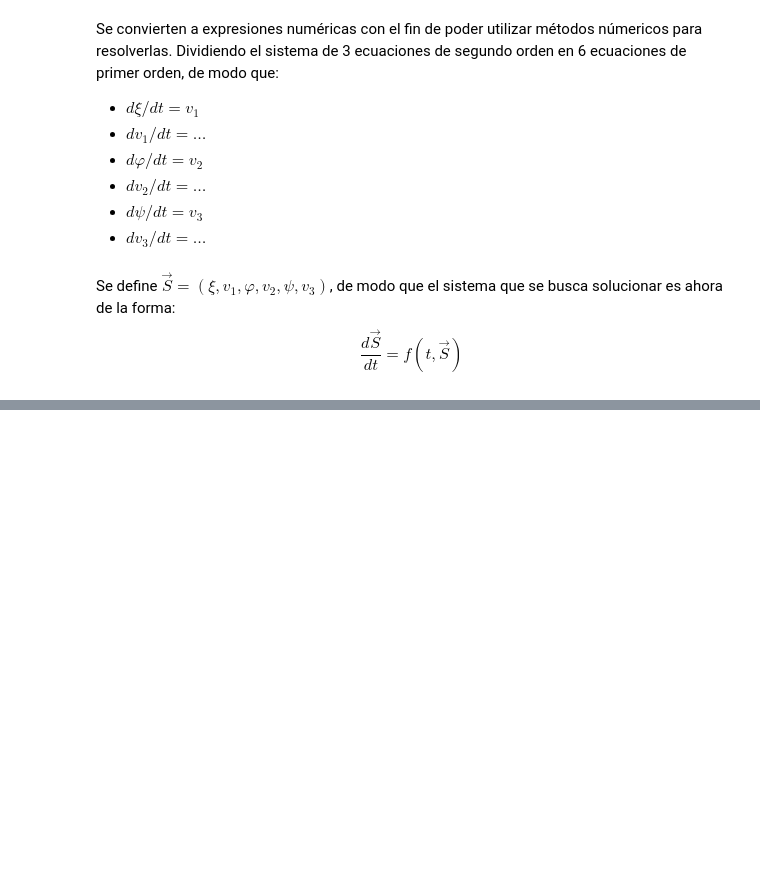
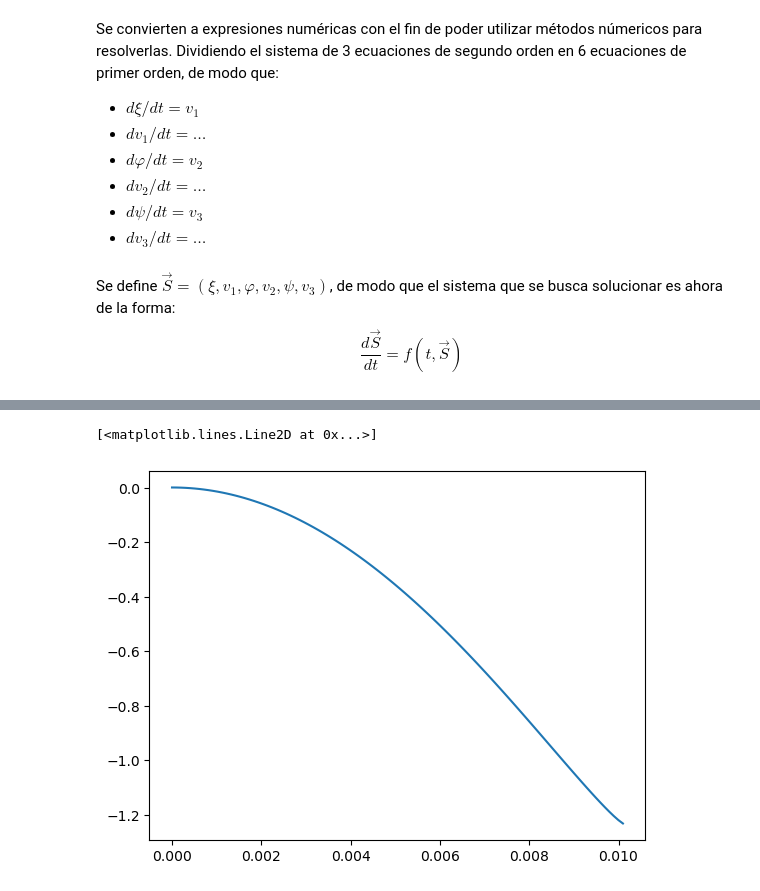
Before and after one commit to JFelipeSP/Proyecto-Herramientas, a Jupyter notebook: Proyecto.ipynb, the cells around one changed output, grey strips where cells are left out. Cells and saved outputs as stored; diff of their text form; code cells hidden in the pictures; blank space fills up the shorter version.

```diff
--- a/Proyecto.ipynb
+++ b/Proyecto.ipynb
@@ -68,9 +74,10 @@ H = a*b*(psi**2-phi*psi-1)+l_1*(b+chi)
 # %% [markdown]
 Se obtienen las ecuaciones de movimiento asociadas a cada coordenada:
 # %%
-eq_chidd = smp.Eq(chi_dd, -(1/H)*(-a*psi*((-b-chi)*(c11*chi+c12*psi+c13*phi-f3)+b*(b11*chi+b12*psi+b13*psi+g*smp.sin(phi_0)+w**2*(-chi*phi*smp.cos(phi_0)**2-2*h*smp.sin(w*t)*smp.cos(phi_0)+smp.cos(phi_0)*smp.sin(phi_0)*(-b+phi*psi*(b+chi)+a*(psi**2-1))+chi*phi*smp.sin(phi_0)**2)+2*chi_d*phi_d-phi_d**2*(b+chi)*(phi-psi)))+(a*b-l_1*(b+chi))*(C1-a11*chi-a12*psi-a13*psi+psi_d**2*(b+chi)+phi*(A*chi+B*psi+a*psi_d**2))))
-eq_phidd = smp.Eq(phi_dd, -f3/b - c11*chi - c12*phi - c13*psi + (l_1/(a*psi))*(C1-a11*chi-a13*psi + (b+chi)*phi_d**2 + (A*chi+B*psi+a*psi_d**2)*phi) + (1/(a*H*psi))*(l_1*(-a*psi*((b+chi)*(f3-c11*chi-c12*phi-c13*psi)+b*(b11*chi+b12*phi+b13*psi+g*smp.sin(phi_0)+w**2 *(-chi*phi*smp.cos(phi_0)**2 - 2*h*smp.sin(w*t)*smp.cos(phi_0)+((b+chi)*phi*psi+a*(psi**2 -1)-b)*smp.cos(phi_0)*smp.sin(phi_0) + chi*phi*smp.sin(phi_0)**2) + 2*chi_d*phi_d - (b+chi)*(phi-psi)*phi_d**2)) + (a*b - (b+chi)*l_1)*(C1-a11*chi-a12*phi-a13*psi + (b+chi)*phi_d**2 + (A*chi+B*psi+a*psi_d**2)*phi))))
-eq_psidd = smp.Eq(psi_dd, -(1/H)*(b*(phi-psi)*(a11*chi+a12*phi+a13*psi-(A*chi+B*psi)*phi) - b*(b11*chi+b12*phi+b13*psi) + (b+chi)*(c11*chi+c12*phi+c13*psi) - b*C1*(phi-psi) + b*w**2 *smp.cos(phi_0)*(chi*phi*smp.cos(phi_0)+2*h*smp.sin(w*t)) - (b+chi)*f3 - b*g*smp.sin(phi_0) + b*w**2 *(a-b-psi*((b+chi)*phi+a*psi)*smp.cos(phi_0)*smp.sin(phi_0) - b*(2*chi_d*phi_d + phi*(w**2 *chi*smp.sin(phi_0)**2 + a*(phi-psi)*psi_d**2)))))
+eq_chidd = smp.Eq(chi_dd, -(1/H)*(-a*psi*(-(b+chi)*(c11*chi+c12*phi+c13*psi-f3)+b*(b11*chi+b12*phi+b13*psi+g*smp.sin(phi_0)+w**2*(-chi*phi*smp.cos(phi_0)**2-2*h*smp.sin(w*t)*smp.cos(phi_0)+smp.cos(phi_0)*smp.sin(phi_0)*(-b+phi*psi*(b+chi)+a*(psi**2-1))+chi*phi*smp.sin(phi_0)**2)+2*chi_d*phi_d-phi_d**2*(b+chi)*(phi-psi)))+(a*b-l_1*(b+chi))*(C1-a11*chi-a12*phi-a13*psi+phi_d**2*(b+chi)+phi*(A*chi+B*psi+a*psi_d**2))))
+eq_phidd = smp.Eq(phi_dd, -f3/b - c11*chi - c12*phi - c13*psi + (l_1/(a*psi))*(C1-a11*chi-a12*phi-a13*psi + (b+chi)*phi_d**2 + (A*chi+B*psi+a*psi_d**2)*phi) + (1/(a*H*psi))*(l_1*(-a*psi*((b+chi)*(f3-c11*chi-c12*phi-c13*psi)+b*(b11*chi+b12*phi+b13*psi+g*smp.sin(phi_0)+w**2 *(-chi*phi*smp.cos(phi_0)**2 - 2*h*smp.sin(w*t)*smp.cos(phi_0)+((b+chi)*phi*psi+a*(psi**2 -1)-b)*smp.cos(phi_0)*smp.sin(phi_0) + chi*phi*smp.sin(phi_0)**2) + 2*chi_d*phi_d - (b+chi)*(phi-psi)*phi_d**2)) + (a*b - (b+chi)*l_1)*(C1-a11*chi-a12*phi-a13*psi + (b+chi)*phi_d**2 + (A*chi+B*psi+a*psi_d**2)*phi))))
+eq_psidd = smp.Eq(psi_dd, -(1/H)*(b*(phi-psi)*(a11*chi+a12*phi+a13*psi-(A*chi+B*psi)*phi) - b*(b11*chi+b12*phi+b13*psi) + (b+chi)*(c11*chi+c12*phi+c13*psi) - b*C1*(phi-psi) + b*w**2 *smp.cos(phi_0)*(chi*phi*smp.cos(phi_0)+2*h*smp.sin(w*t)) - (b+chi)*f3 - b*g*smp.sin(phi_0) + b*w**2 *(a+b-psi*((b+chi)*phi+a*psi))*smp.cos(phi_0)*smp.sin(phi_0) - b*(2*chi_d*phi_d + phi*(w**2 *chi*smp.sin(phi_0)**2 + a*(phi-psi)*psi_d**2))))
+# Corrigiendo missspellings en las ecuaciones
 # %%
 eq_psidd
 # %% [output]
@@ -78,4 +85,4 @@ Eq(Derivative(\psi(t), (t, 2)), -(\omega**2*b*(2*h*sin(\omega*t) + \varphi(t)*\x
 # %% [markdown]
 Se procede a despejar las segundas derivadas individualmente:
 # %%
-sols = smp.solve([eq_chidd, eq_phidd, eq_psidd], (chi_dd, phi_dd, psi_dd), simplify = False, rational= False)
+sols = smp.solve([eq_chidd, eq_phidd, eq_psidd], (chi_dd, phi_dd, psi_dd), simplify = True, rational= False)
@@ -110,7 +121,7 @@ def dSdt(t, S):
     dv3dt_f(m,w,l,J_3,a,b,g,h,phi_0,k,chi,v1,phi,v2,psi,v3,t)
     ]
 # %%
-t = np.linspace(0, 102, 1000)
+t = np.linspace(0, 102, 1_000_000)
 m = 50
 w = 4
 l = 0.7
@@ -118,7 +129,7 @@ J_3 = 8
 a = 0.5
 b = 3
 g = 9.8
-h = 4.5
+h = 2.4
 phi_0 = 0
 k = np.power(w, 2)*m
 
@@ -126,7 +137,7 @@ k = np.power(w, 2)*m
 y0 = [0.001, 0, 0.1, 0, 0.01, 0]
 
 #Problemas con el metodo RK45 o el solver en general, revisar ecuaciones y condiciones iniciales, pues dan derivadas muy grandes
-ans = solve_ivp(dSdt, (t[0], t[-1]), y0, method='RK45', t_eval=t)
+ans = solve_ivp(dSdt, (t[0], t[-1]), y0, method='Radau', t_eval=t) #, atol=1e-6, rtol=1e-6, max_step=0.001
 # %%
 xi = ans.y[0]
 xi_d = ans.y[1]
@@ -148,0 +172,5 @@ Required step size is less than spacing between numbers.
+# %%
+plt.plot(ans.t, xi)
+# %% [output]
+[<matplotlib.lines.Line2D at 0x...>]
+[figure, added]
```
Also changed, not shown: parts of 5 cells of this notebook.
